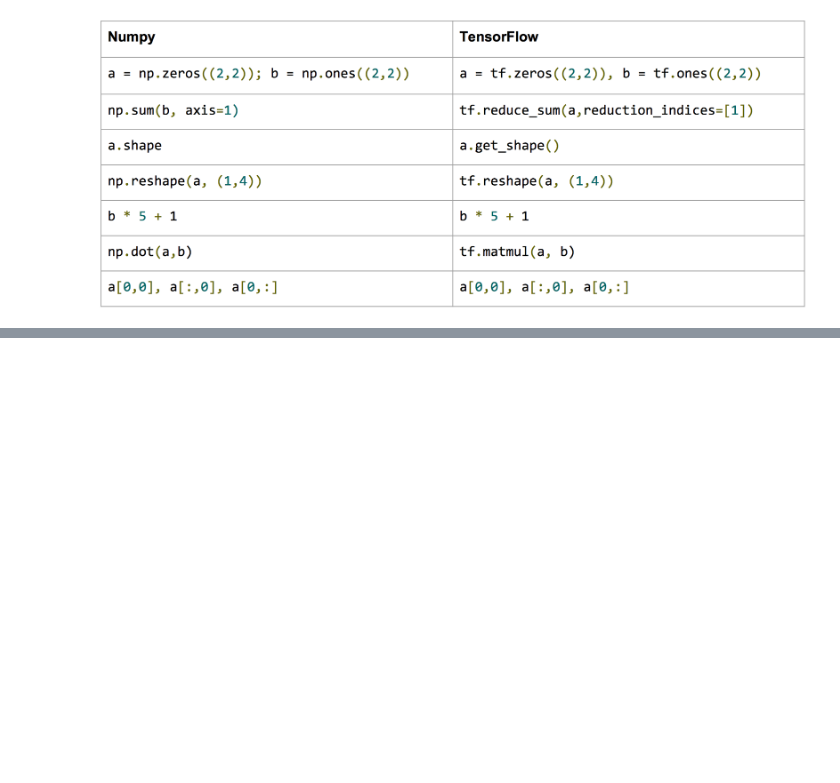
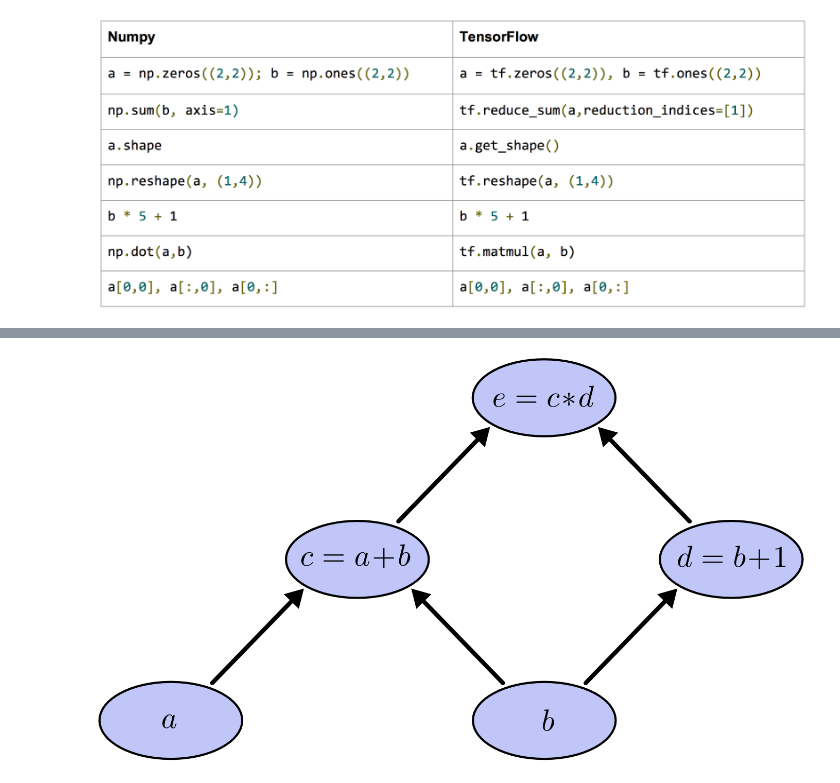
Before and after one commit to vvalcristina/python-fundamentos, a Jupyter notebook: Cap10/Cap10 - Tensor Flow.ipynb, the cells around one changed output, grey strips where cells are left out. Drawn from its saved outputs; the diff is of its cells as text; code cells hidden in the pictures; blank space fills up the shorter version.

Commit message:
Primeiros passos com o tensor flow

```diff
--- a/Cap10/Cap10 - Tensor Flow.ipynb
+++ b/Cap10/Cap10 - Tensor Flow.ipynb
@@ -27,0 +32,4 @@ Image('tensor/tf_numpy.png')
+# %%
+Image('tensor/grafo1.png')
+# %% [output]
+[figure, added]
```
Also changed, not shown: parts of 10 cells of this notebook, 2 other files.
